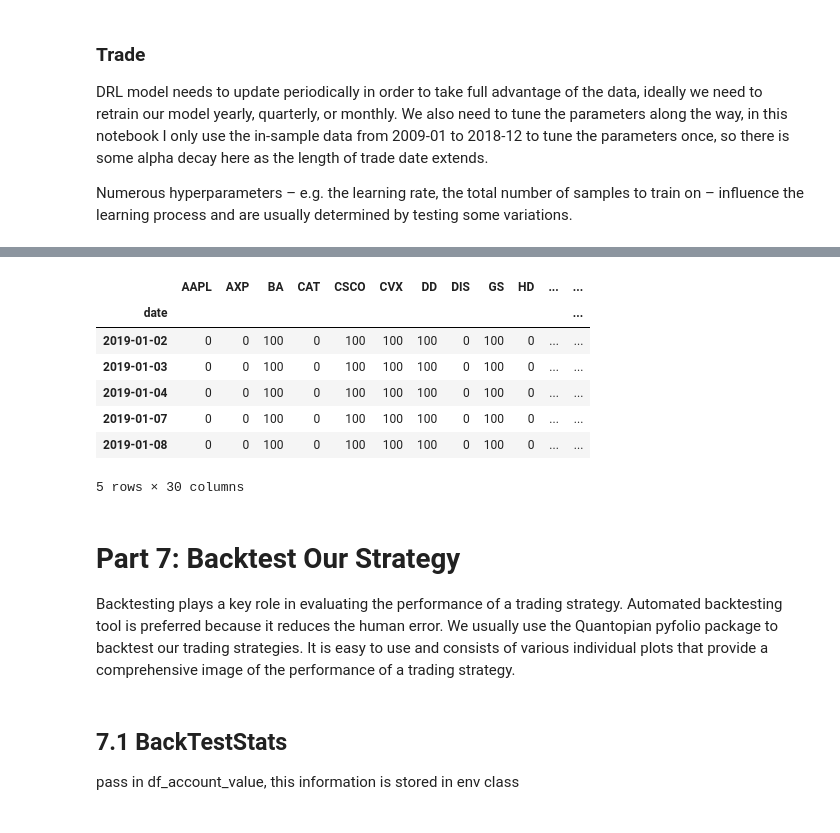
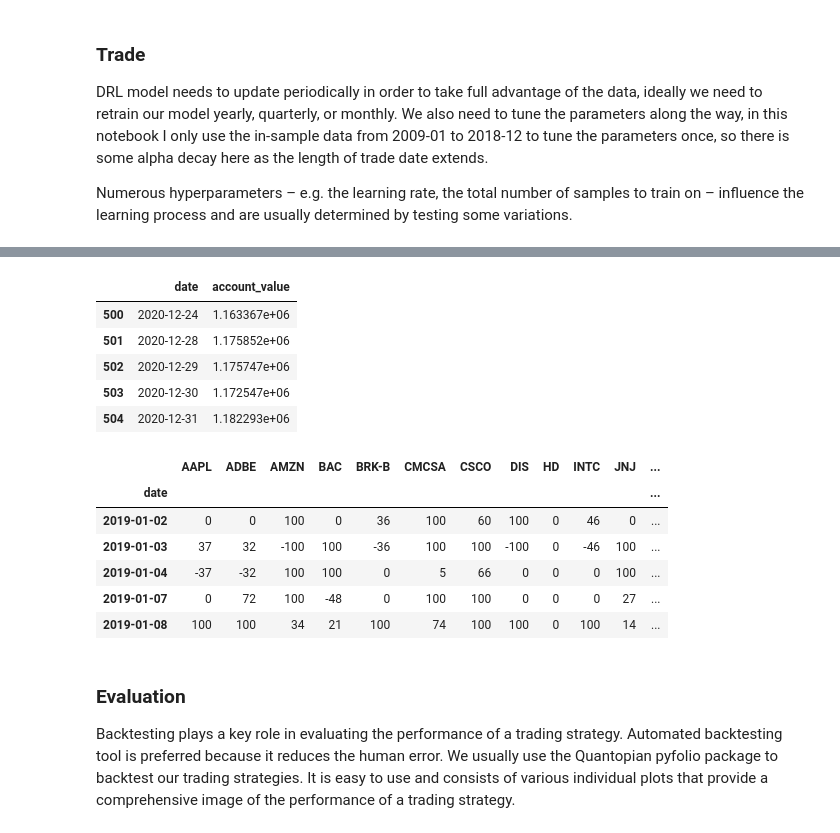
Before and after one commit to BichengWang/RL_stock_trading, a Jupyter notebook: rl_portfolio_trading.ipynb, the cells around one changed output, grey strips where cells are left out. Drawn from its saved outputs; the diff is of its cells as text; code cells hidden in the pictures.

```diff
--- a/rl_portfolio_trading.ipynb
+++ b/rl_portfolio_trading.ipynb
@@ -544,0 +480,11 @@ df_account_value.tail()
+# %%
+def prediction(model, environment):
+    return DRLAgent.DRL_prediction(
+    model=model,
+    environment = environment)
+df_value, df_actions = dict(), dict()
+df_value['a2c'], df_actions['a2c'] = prediction(trained_a2c, e_trade_gym)
+df_value['ddpg'], df_actions['ddpg'] = prediction(trained_ddpg, e_trade_gym)
+df_value['ppo'], df_actions['ppo'] = prediction(trained_ppo, e_trade_gym)
+df_value['td3'], df_actions['td3'] = prediction(trained_td3, e_trade_gym)
+df_value['sac'], df_actions['sac'] = prediction(trained_sac, e_trade_gym)
@@ -545,19 +509,22 @@ df_account_value.tail()
+# %%
+df_value['a2c'].tail()
+# %% [output]
+|  | date | account_value |
+| 500 | 2020-12-24 | 1.163367e+06 |
+| 501 | 2020-12-28 | 1.175852e+06 |
+| 502 | 2020-12-29 | 1.175747e+06 |
+| 503 | 2020-12-30 | 1.172547e+06 |
+| 504 | 2020-12-31 | 1.182293e+06 |
 # %%
-df_actions.head()
+df_actions['a2c'].head()
 # %% [output]
-|  | AAPL | AXP | BA | CAT | CSCO | CVX | DD | DIS | GS | HD | ... | ... |
+|  | AAPL | ADBE | AMZN | BAC | BRK-B | CMCSA | CSCO | DIS | HD | INTC | JNJ | ... |
 | date |  |  |  |  |  |  |  |  |  |  |  | ... |
-| 2019-01-02 | 0 | 0 | 100 | 0 | 100 | 100 | 100 | 0 | 100 | 0 | ... | ... |
-| 2019-01-03 | 0 | 0 | 100 | 0 | 100 | 100 | 100 | 0 | 100 | 0 | ... | ... |
-| 2019-01-04 | 0 | 0 | 100 | 0 | 100 | 100 | 100 | 0 | 100 | 0 | ... | ... |
-| 2019-01-07 | 0 | 0 | 100 | 0 | 100 | 100 | 100 | 0 | 100 | 0 | ... | ... |
-| 2019-01-08 | 0 | 0 | 100 | 0 | 100 | 100 | 100 | 0 | 100 | 0 | ... | ... |
+| 2019-01-02 | 0 | 0 | 100 | 0 | 36 | 100 | 60 | 100 | 0 | 46 | 0 | ... |
+| 2019-01-03 | 37 | 32 | -100 | 100 | -36 | 100 | 100 | -100 | 0 | -46 | 100 | ... |
+| 2019-01-04 | -37 | -32 | 100 | 100 | 0 | 5 | 66 | 0 | 0 | 0 | 100 | ... |
+| 2019-01-07 | 0 | 72 | 100 | -48 | 0 | 100 | 100 | 0 | 0 | 0 | 27 | ... |
+| 2019-01-08 | 100 | 100 | 34 | 21 | 100 | 74 | 100 | 100 | 0 | 100 | 14 | ... |
-5 rows × 30 columns
 # %% [markdown]
-<a id='6'></a>
-# Part 7: Backtest Our Strategy
+### Evaluation
 Backtesting plays a key role in evaluating the performance of a trading strategy. Automated backtesting tool is preferred because it reduces the human error. We usually use the Quantopian pyfolio package to backtest our trading strategies. It is easy to use and consists of various individual plots that provide a comprehensive image of the performance of a trading strategy.
-# %% [markdown]
-<a id='6.1'></a>
-## 7.1 BackTestStats
-pass in df_account_value, this information is stored in env class
```
Also changed, not shown: parts of 68 cells of this notebook, 6 other files.
